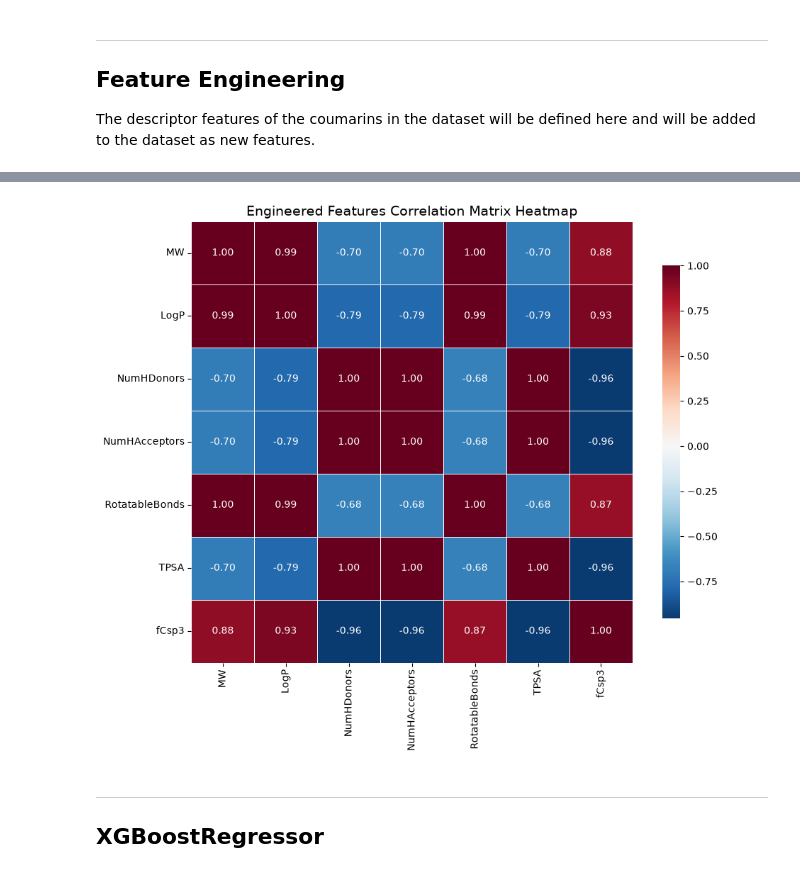
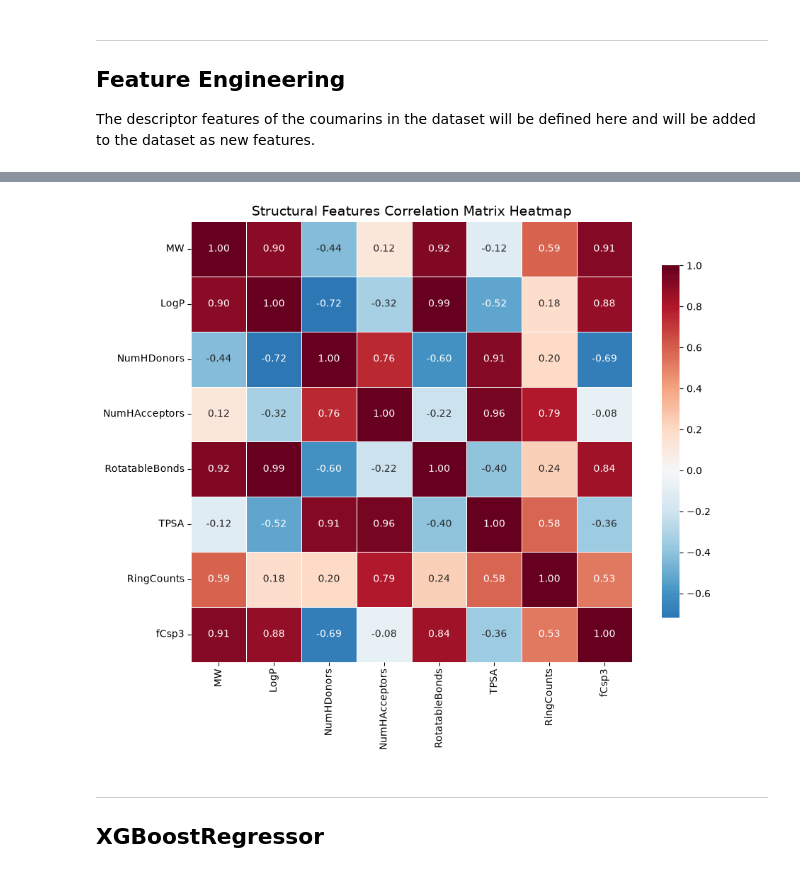
Before and after one commit to Arash84Prhsn/CoumarinData_MachineLearning, a Jupyter notebook: noteBook.ipynb, the cells around one changed output, grey strips where cells are left out. Cells and saved outputs as stored; diff of their text form; code cells hidden in the pictures.

```diff
--- a/noteBook.ipynb
+++ b/noteBook.ipynb
@@ -82,10 +82,10 @@ fCsp3s = {"Auraptene": 0.32,
 
 
 # Read the data
-data = pd.read_csv("Data/Arash_Final_Data.csv")
+data = pd.read_csv("Data/Data.csv")
 
-# Drop the columns containing any null values:
-data = data.dropna(axis=1);
+# Remove whitspace from the coumarin values
+data["Coumarin"] = data["Coumarin"].str.replace(r'\s+', '', regex=True)
 
 # Add the new features
 data["MW"] = data["Coumarin"].map(MWs)
@@ -97,12 +97,16 @@ data["TPSA"] = data["Coumarin"].map(TPSAs)
 data["RingCounts"] = data["Coumarin"].map(ringCounts)
 data["fCsp3"] = data["Coumarin"].map(fCsp3s)
 
+# Save the data
+data.to_csv("Data/Engineered_Data.csv",index=False)
+
 # Take a look at the new data structure and columns
 print("Head of the data after new features:")
 print(tabulate(data.head(), headers='keys', tablefmt='rounded_grid'))
 
-# Check out the correlation matrix of the new features (Ring counts excluded due to low variance)
-cols = ["MW", "LogP", "NumHDonors", "NumHAcceptors", "RotatableBonds", "TPSA", "fCsp3"]
+# Check out the correlation matrix of the new features (Ring counts excluded due to low variation)
+cols = ["MW", "LogP", "NumHDonors", "NumHAcceptors", "RotatableBonds", "TPSA","RingCounts", "fCsp3"]
+
 corr_matrix = data[cols].corr()
 print("\nCorrelation Matrix of the newly engineered features:")
 print(tabulate(corr_matrix, headers='keys', tablefmt='rounded_grid'))
@@ -119,8 +123,9 @@ sns.heatmap(corr_matrix,
             linewidths=0.5,            # Grid lines
             cbar_kws={"shrink": 0.8})  # Colorbar size
 
-plt.title('Engineered Features Correlation Matrix Heatmap', fontsize=14)
+plt.title('Structural Features Correlation Matrix Heatmap', fontsize=14)
 plt.tight_layout()
+plt.show()
 
 # Given the results of the Correlation matrix I have decided that adding cross features could be
 # of negative effect to the overall generalization process.
@@ -145,4 +150,4 @@ Head of the data after new features:
-[figure, old version]
+[figure, new version]
 # %% [markdown]
 ---
 ## XGBoostRegressor
```
Also changed, not shown: parts of 2 cells of this notebook, 12 other files.
